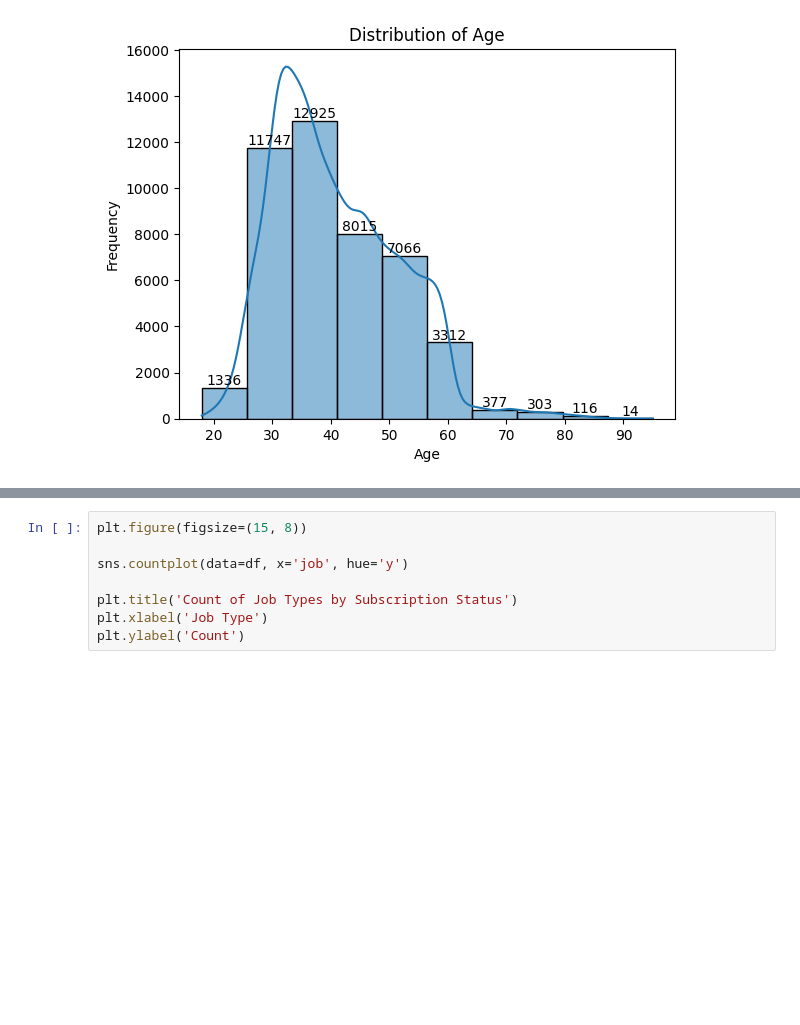
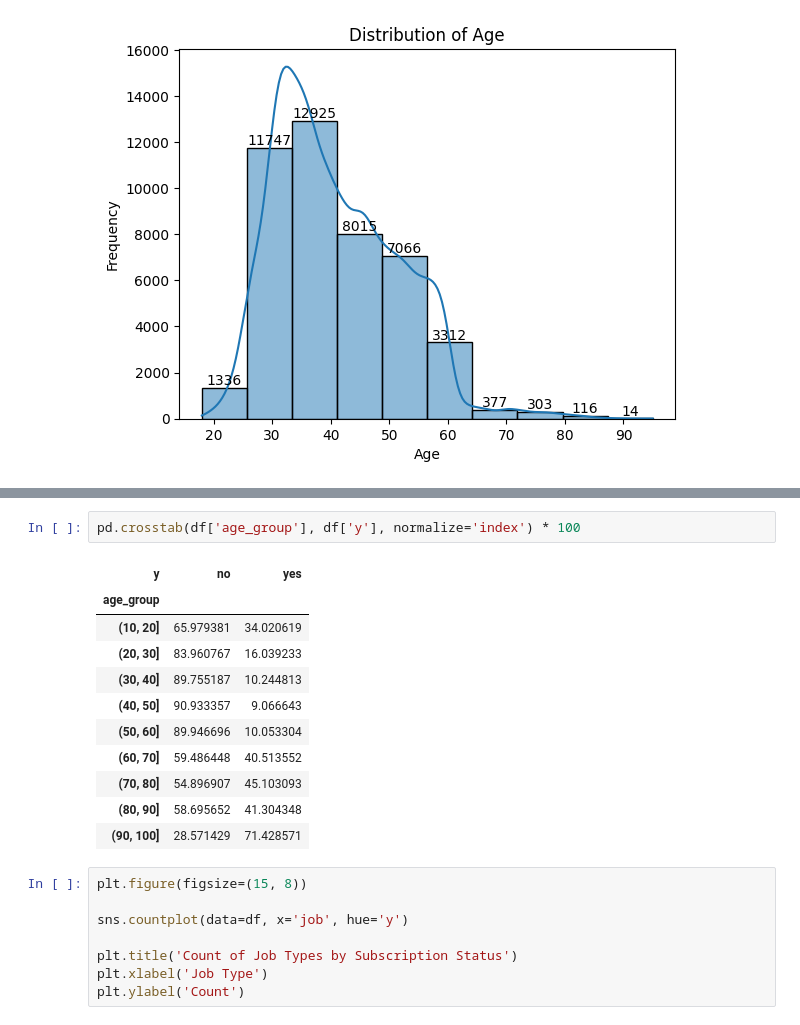
Before and after one commit to DenizBerkDemirag/bank-marketing, a Jupyter notebook: eda_analysis.ipynb, the cells around one changed output, grey strips where cells are left out. Saved outputs shown, nothing was run; the diff lists cells and outputs as text; blank space fills up the shorter version.

```diff
--- a/eda_analysis.ipynb
+++ b/eda_analysis.ipynb
@@ -135,3 +153,17 @@ plt.show()
+# %%
+pd.crosstab(df['age_group'], df['y'], normalize='index') * 100
+# %% [output]
+| y | no | yes |
+| age_group |  |  |
+| (10, 20] | 65.979381 | 34.020619 |
+| (20, 30] | 83.960767 | 16.039233 |
+| (30, 40] | 89.755187 | 10.244813 |
+| (40, 50] | 90.933357 | 9.066643 |
+| (50, 60] | 89.946696 | 10.053304 |
+| (60, 70] | 59.486448 | 40.513552 |
+| (70, 80] | 54.896907 | 45.103093 |
+| (80, 90] | 58.695652 | 41.304348 |
+| (90, 100] | 28.571429 | 71.428571 |
 # %%
 plt.figure(figsize=(15, 8))
 
```
Also changed, not shown: parts of 4 cells of this notebook.
